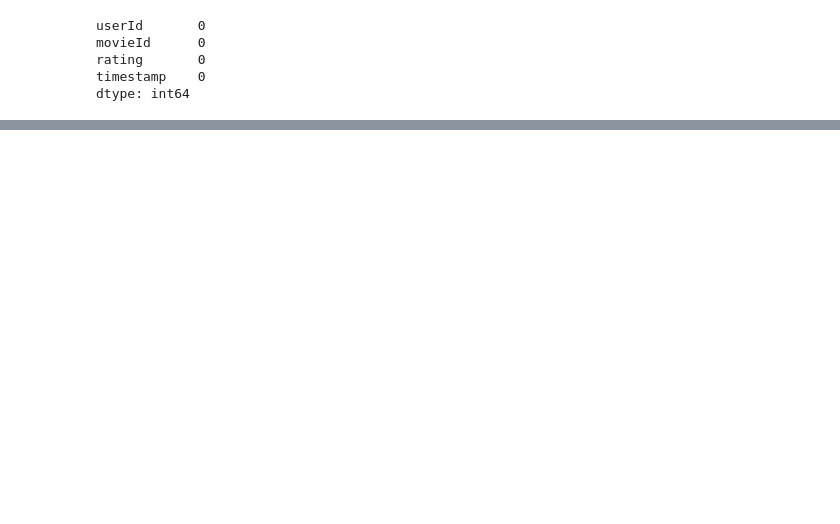
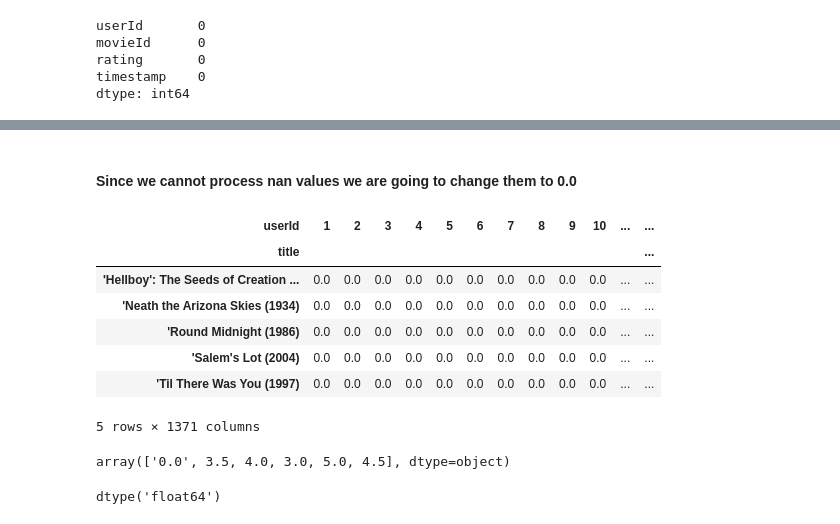
Before and after one commit to revabharara/Movie-Recommendation-System, a Jupyter notebook: Collaborative filtering based movie recommendation system.ipynb, the cells around one changed output, grey strips where cells are left out. Cells and saved outputs as stored; diff of their text form; code cells hidden in the pictures; blank space fills up the shorter version.

```diff
--- a/Collaborative filtering based movie recommendation system.ipynb
+++ b/Collaborative filtering based movie recommendation system.ipynb
@@ -163,0 +195,18 @@ In this collaborative filtering system we will be creating a user-movie rating m
+# %% [markdown]
+#### Since we cannot process nan values we are going to change them to 0.0
+# %%
+rating_pivot.fillna('0.0', inplace=True)
+rating_pivot.head()
+# %% [output]
+| userId | 1 | 2 | 3 | 4 | 5 | 6 | 7 | 8 | 9 | 10 | ... | ... |
+| title |  |  |  |  |  |  |  |  |  |  |  | ... |
+| 'Hellboy': The Seeds of Creation ... | 0.0 | 0.0 | 0.0 | 0.0 | 0.0 | 0.0 | 0.0 | 0.0 | 0.0 | 0.0 | ... | ... |
+| 'Neath the Arizona Skies (1934) | 0.0 | 0.0 | 0.0 | 0.0 | 0.0 | 0.0 | 0.0 | 0.0 | 0.0 | 0.0 | ... | ... |
+| 'Round Midnight (1986) | 0.0 | 0.0 | 0.0 | 0.0 | 0.0 | 0.0 | 0.0 | 0.0 | 0.0 | 0.0 | ... | ... |
+| 'Salem's Lot (2004) | 0.0 | 0.0 | 0.0 | 0.0 | 0.0 | 0.0 | 0.0 | 0.0 | 0.0 | 0.0 | ... | ... |
+| 'Til There Was You (1997) | 0.0 | 0.0 | 0.0 | 0.0 | 0.0 | 0.0 | 0.0 | 0.0 | 0.0 | 0.0 | ... | ... |
+5 rows × 1371 columns
+# %%
+rating_pivot[1].unique()
+# %% [output]
+array(['0.0', 3.5, 4.0, 3.0, 5.0, 4.5], dtype=object)
@@ -163,0 +216,4 @@ In this collaborative filtering system we will be creating a user-movie rating m
+# %%
+rating_pivot[1].dtype
+# %% [output]
+dtype('float64')
```
Also changed, not shown: parts of 33 cells of this notebook.
